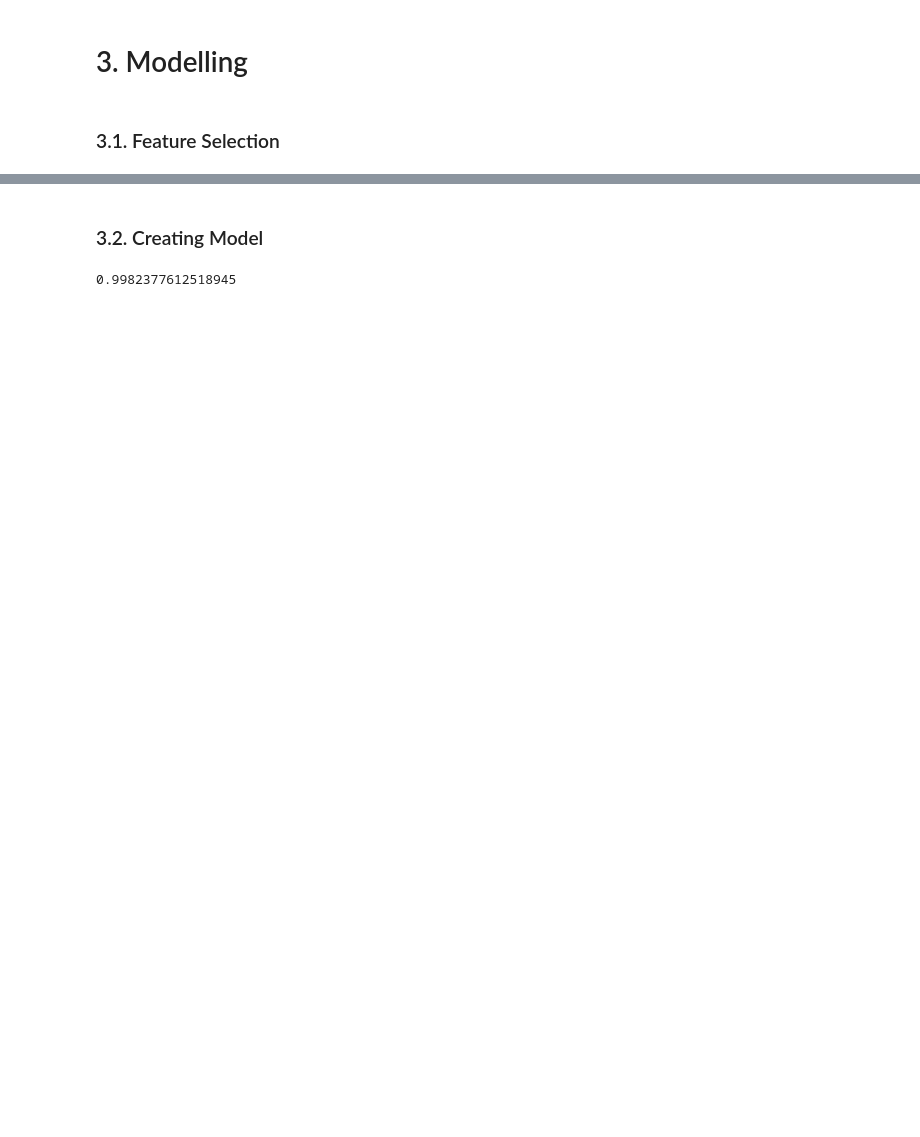
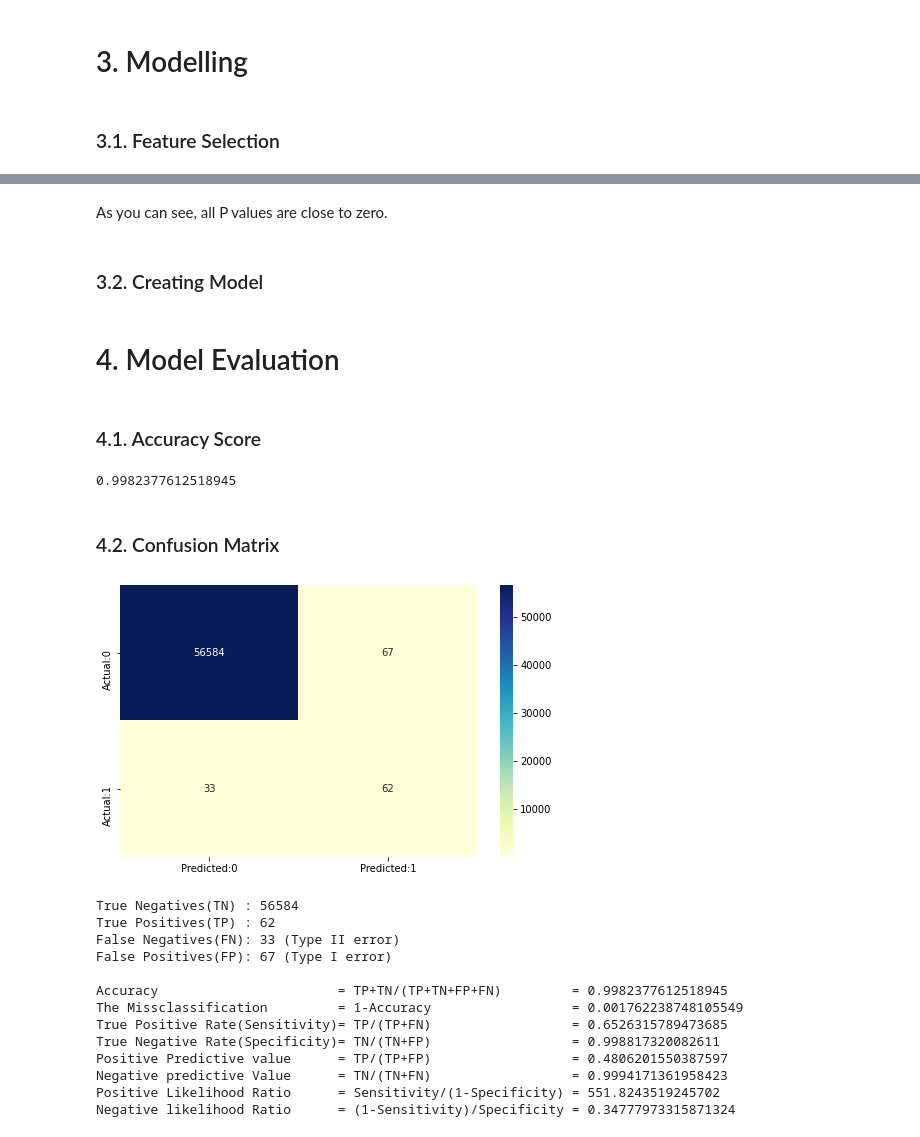
Before and after one commit to eozhisarcikli/credit-card-fraud-detection, a Jupyter notebook: Data Cleaning & Model Developing.ipynb, the cells around one changed output, grey strips where cells are left out. Drawn from its saved outputs; the diff is of its cells as text; code cells hidden in the pictures; blank space fills up the shorter version.

```diff
--- a/Data Cleaning & Model Developing.ipynb
+++ b/Data Cleaning & Model Developing.ipynb
@@ -273,6 +262,8 @@ Logit Regression Results
 Possibly complete quasi-separation: A fraction 0.68 of observations can be
 perfectly predicted. This might indicate that there is complete
 quasi-separation. In this case some parameters will not be identified.
+# %% [markdown]
+As you can see, all P values are close to zero.
 # %% [markdown]
 ### 3.2. Creating Model
 # %%
@@ -294,6 +284,53 @@ y_pred = logreg.predict(x_test)
+# %% [markdown]
+# 4. Model Evaluation
+# %% [markdown]
+### 4.1. Accuracy Score
 # %%
 from sklearn.metrics import accuracy_score
 
 print(accuracy_score(y_test,y_pred))
 # %% [output]
 0.9982377612518945
+# %% [markdown]
+### 4.2. Confusion Matrix
+# %%
+from sklearn.metrics import confusion_matrix
+
+cm = confusion_matrix(y_test,y_pred)
+conf_matrix = pd.DataFrame(data=cm,columns=['Predicted:0','Predicted:1'],index=['Actual:0','Actual:1'])
+plt.figure(figsize = (8,5))
+sns.heatmap(conf_matrix, annot=True,fmt='d',cmap="YlGnBu")
+
+TN=cm[0,0]
+TP=cm[1,1]
+FN=cm[1,0]
+FP=cm[0,1]
+
+plt.show()
+print("True Negatives(TN) :", TN)
+print("True Positives(TP) :", TP)
+print("False Negatives(FN):", FN,"(Type II error)")
+print("False Positives(FP):", FP,"(Type I error)",'\n')
+print('Accuracy                       = TP+TN/(TP+TN+FP+FN)         =',(TP+TN)/float(TP+TN+FP+FN))
+print('The Missclassification         = 1-Accuracy                  =',1-((TP+TN)/float(TP+TN+FP+FN)))
+print('True Positive Rate(Sensitivity)= TP/(TP+FN)                  =',TP/float(TP+FN))
+print('True Negative Rate(Specificity)= TN/(TN+FP)                  =',TN/float(TN+FP))
+print('Positive Predictive value      = TP/(TP+FP)                  =',TP/float(TP+FP))
+print('Negative predictive Value      = TN/(TN+FN)                  =',TN/float(TN+FN))
+print('Positive Likelihood Ratio      = Sensitivity/(1-Specificity) =',(TP/float(TP+FN))/(1-(TN/float(TN+FP))))
+print('Negative likelihood Ratio      = (1-Sensitivity)/Specificity =',(1-(TP/float(TP+FN)))/(TN/float(TN+FP)))
+# %% [output]
+[figure, added]
+True Negatives(TN) : 56584
+True Positives(TP) : 62
+False Negatives(FN): 33 (Type II error)
+False Positives(FP): 67 (Type I error)
+
+Accuracy                       = TP+TN/(TP+TN+FP+FN)         = 0.9982377612518945
+The Missclassification         = 1-Accuracy                  = 0.001762238748105549
+True Positive Rate(Sensitivity)= TP/(TP+FN)                  = 0.6526315789473685
+True Negative Rate(Specificity)= TN/(TN+FP)                  = 0.998817320082611
+Positive Predictive value      = TP/(TP+FP)                  = 0.4806201550387597
+Negative predictive Value      = TN/(TN+FN)                  = 0.9994171361958423
+Positive Likelihood Ratio      = Sensitivity/(1-Specificity) = 551.8243519245702
+Negative likelihood Ratio      = (1-Sensitivity)/Specificity = 0.34777973315871324
```
Also changed, not shown: parts of 27 cells of this notebook.
